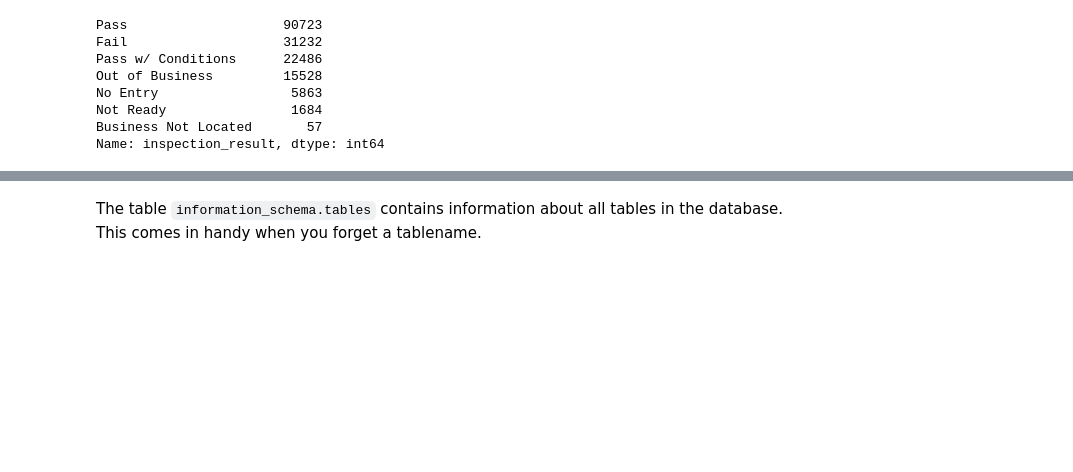
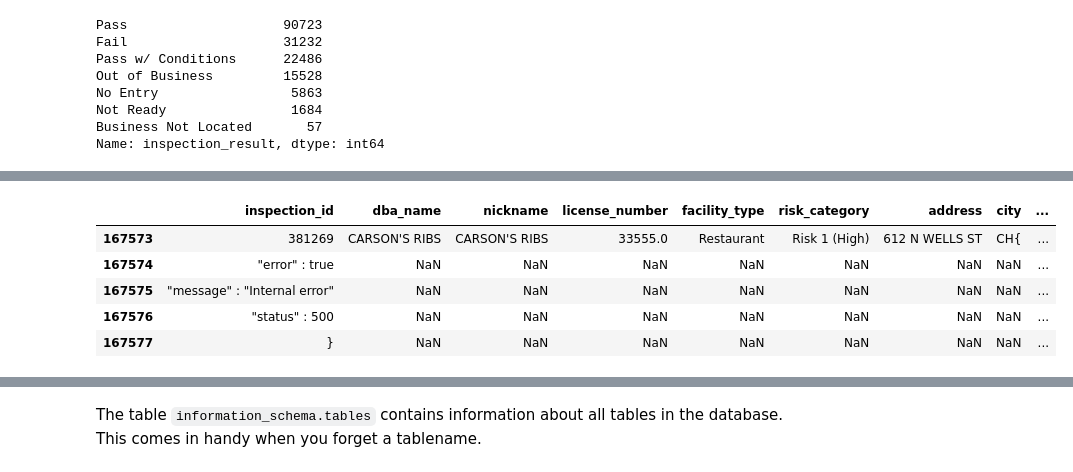
Before and after one commit to dssg/hitchhikers-guide, a Jupyter notebook: sources/curriculum/3_modeling_and_machine_learning/machine-learning/machine_learning_clean.ipynb, the cells around one changed output, grey strips where cells are left out. Saved outputs shown, nothing was run; the diff lists cells and outputs as text; code cells hidden in the pictures; blank space fills up the shorter version.

```diff
--- a/sources/curriculum/3_modeling_and_machine_learning/machine-learning/machine_learning_clean.ipynb
+++ b/sources/curriculum/3_modeling_and_machine_learning/machine-learning/machine_learning_clean.ipynb
@@ -132,3 +144,12 @@ int_inspections.inspection_date.hist()
+# %%
+int_inspections.loc[int_inspections.inspection_date.isnull(),:]
+# %% [output]
+|  | inspection_id | dba_name | nickname | license_number | facility_type | risk_category | address | city | ... |
+| 167573 | 381269 | CARSON'S RIBS | CARSON'S RIBS | 33555.0 | Restaurant | Risk 1 (High) | 612 N WELLS ST | CH{ | ... |
+| 167574 | "error" : true | NaN | NaN | NaN | NaN | NaN | NaN | NaN | ... |
+| 167575 | "message" : "Internal error" | NaN | NaN | NaN | NaN | NaN | NaN | NaN | ... |
+| 167576 | "status" : 500 | NaN | NaN | NaN | NaN | NaN | NaN | NaN | ... |
+| 167577 | } | NaN | NaN | NaN | NaN | NaN | NaN | NaN | ... |
 # %%
 def create_prm_inspections(int_inspections: pd.DataFrame):
 
```
Also changed, not shown: parts of 40 cells of this notebook.
